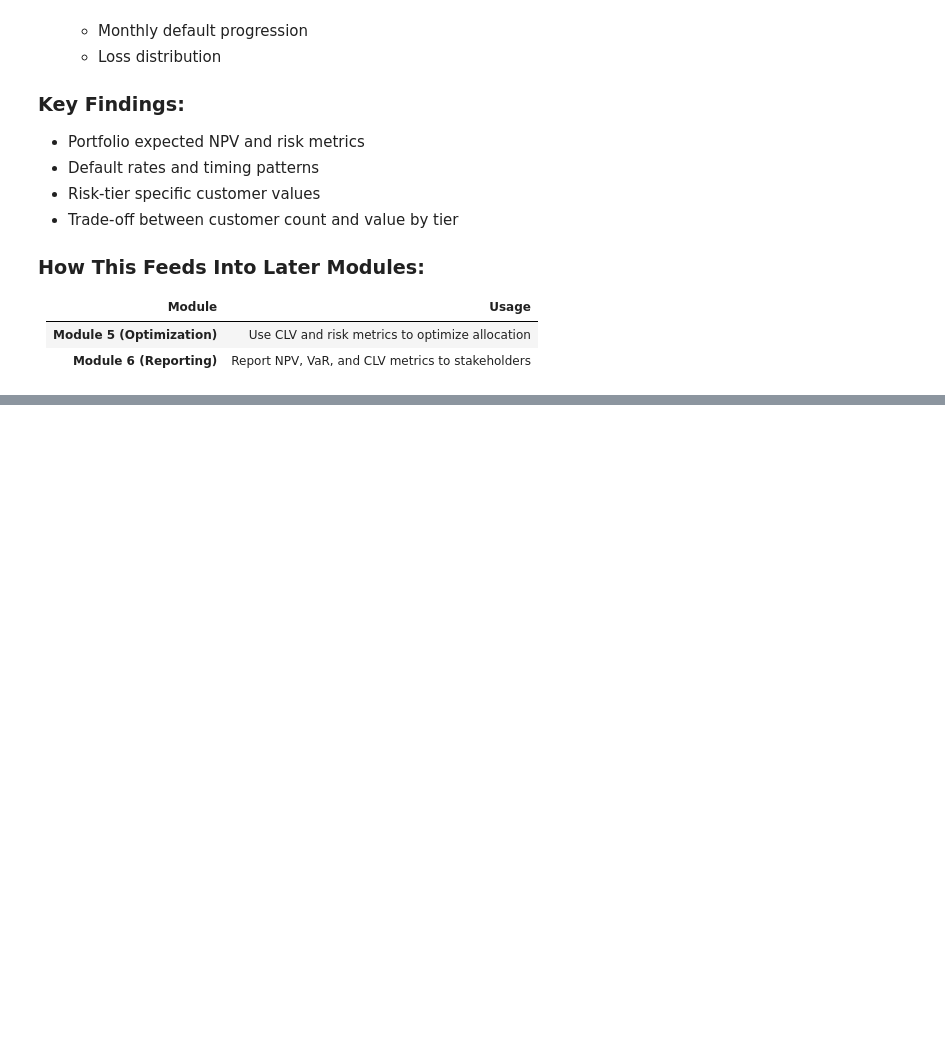
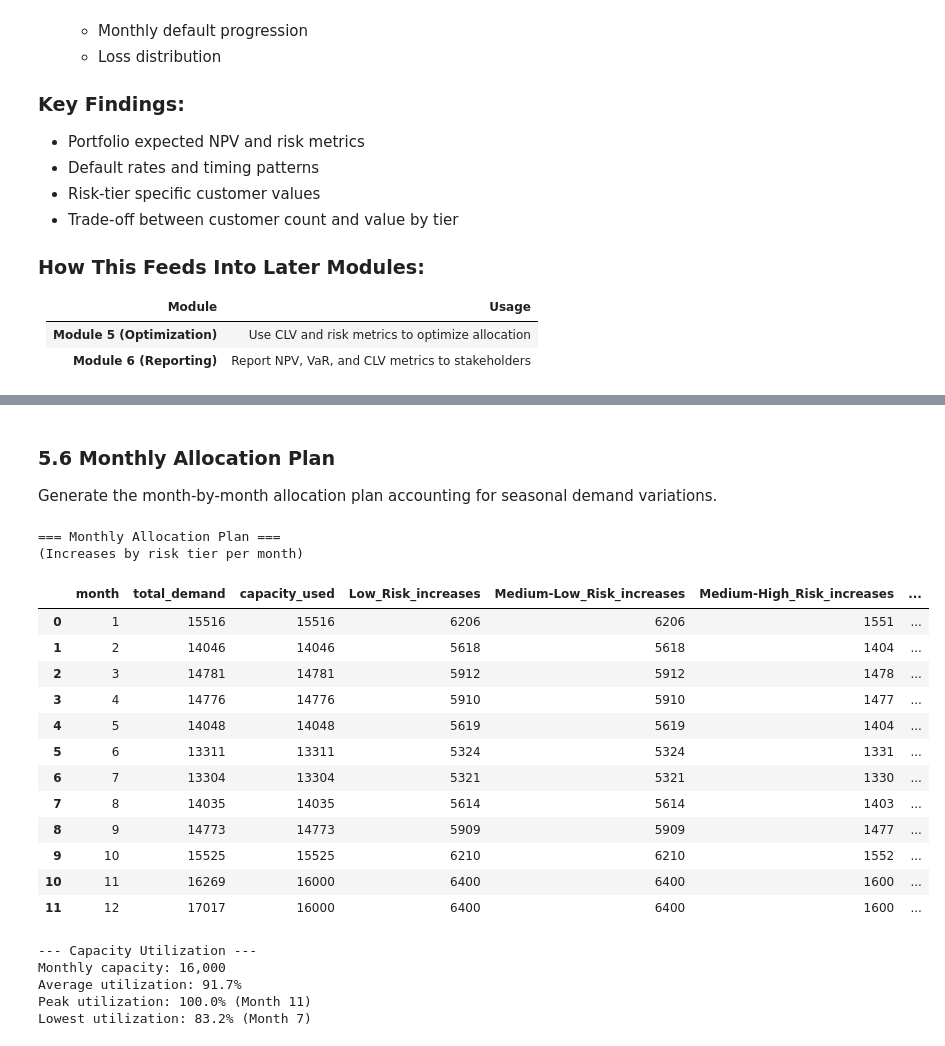
Before and after one commit to ashsweet/Loan_Limit_optimization, a Jupyter notebook: loan_limit_optimization.ipynb, the cells around one changed output, grey strips where cells are left out. Saved outputs shown, nothing was run; the diff lists cells and outputs as text; code cells hidden in the pictures; blank space fills up the shorter version.

```diff
--- a/loan_limit_optimization.ipynb
+++ b/loan_limit_optimization.ipynb
@@ -4636,0 +5167,47 @@ Files generated:
+# %% [markdown]
+### 5.6 Monthly Allocation Plan
+
+Generate the month-by-month allocation plan accounting for seasonal demand variations.
+# %%
+# ============================================================================
+# MONTHLY ALLOCATION PLAN
+# ============================================================================
+
+monthly_plan_df = pd.DataFrame(results['monthly_plan'])
+
+print('=== Monthly Allocation Plan ===')
+print('(Increases by risk tier per month)')
+print()
+display(monthly_plan_df)
+
+# Monthly utilization analysis
+monthly_plan_df['utilization_pct'] = (
+    monthly_plan_df['capacity_used'] / config.monthly_capacity * 100
+)
+
+print(f'\n--- Capacity Utilization ---')
+print(f'Monthly capacity: {config.monthly_capacity:,}')
+print(f'Average utilization: {monthly_plan_df["utilization_pct"].mean():.1f}%')
+print(f'Peak utilization: {monthly_plan_df["utilization_pct"].max():.1f}% (Month {monthly_plan_df["utilization_pct"].idxmax() + 1})')
+print(f'Lowest utilization: {monthly_plan_df["utilization_pct"].min():.1f}% (Month {monthly_plan_df["utilization_pct"].idxmin() + 1})')
+# %% [output]
+=== Monthly Allocation Plan ===
+(Increases by risk tier per month)
+|  | month | total_demand | capacity_used | Low_Risk_increases | Medium-Low_Risk_increases | Medium-High_Risk_increases | ... |
+| 0 | 1 | 15516 | 15516 | 6206 | 6206 | 1551 | ... |
+| 1 | 2 | 14046 | 14046 | 5618 | 5618 | 1404 | ... |
+| 2 | 3 | 14781 | 14781 | 5912 | 5912 | 1478 | ... |
+| 3 | 4 | 14776 | 14776 | 5910 | 5910 | 1477 | ... |
+| 4 | 5 | 14048 | 14048 | 5619 | 5619 | 1404 | ... |
+| 5 | 6 | 13311 | 13311 | 5324 | 5324 | 1331 | ... |
+| 6 | 7 | 13304 | 13304 | 5321 | 5321 | 1330 | ... |
+| 7 | 8 | 14035 | 14035 | 5614 | 5614 | 1403 | ... |
+| 8 | 9 | 14773 | 14773 | 5909 | 5909 | 1477 | ... |
+| 9 | 10 | 15525 | 15525 | 6210 | 6210 | 1552 | ... |
+| 10 | 11 | 16269 | 16000 | 6400 | 6400 | 1600 | ... |
+| 11 | 12 | 17017 | 16000 | 6400 | 6400 | 1600 | ... |
+--- Capacity Utilization ---
+Monthly capacity: 16,000
+Average utilization: 91.7%
+Peak utilization: 100.0% (Month 11)
+Lowest utilization: 83.2% (Month 7)
```
Also changed, not shown: parts of 21 cells of this notebook, 7 other files.
